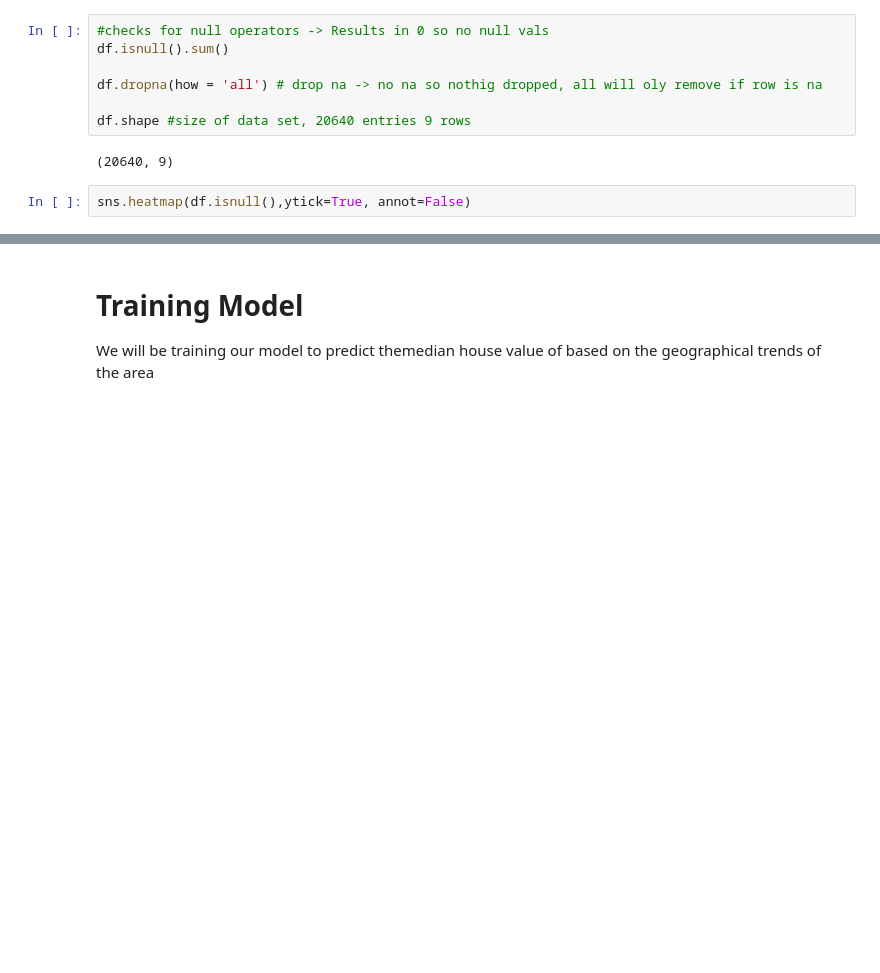
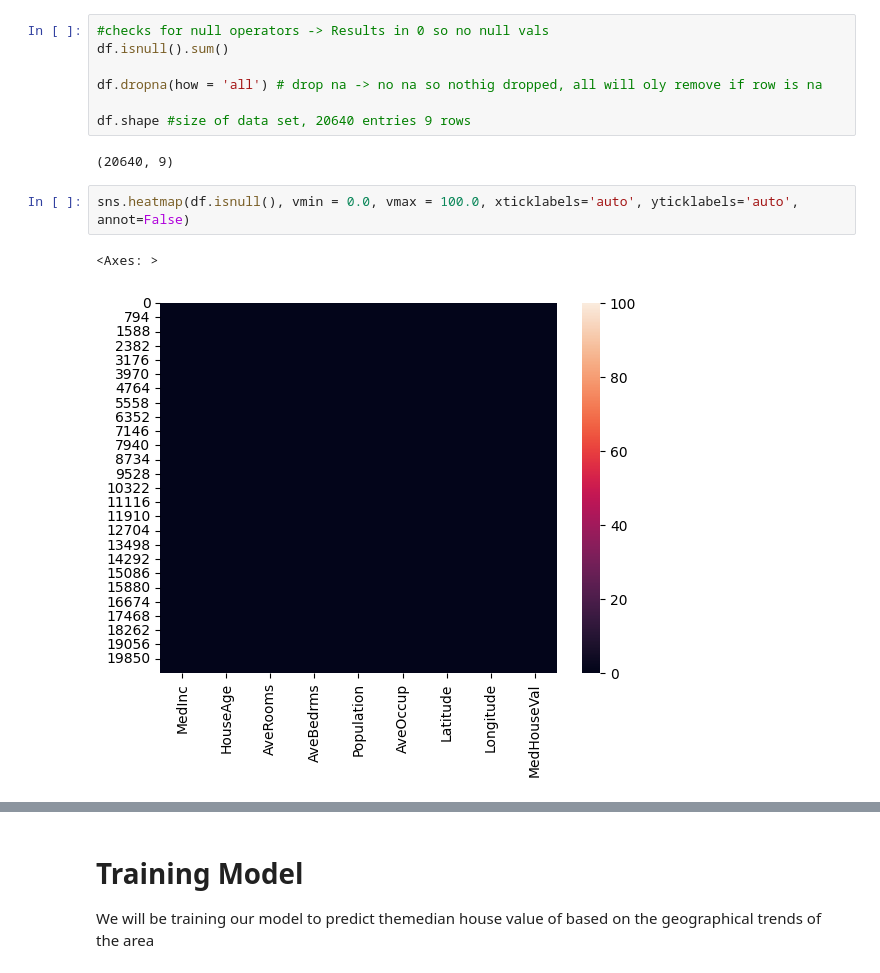
Before and after one commit to sutanto5/DataScience-Exploration, a Jupyter notebook: JS_MLScope_Project_1.ipynb, the cells around one changed output, grey strips where cells are left out. Cells and saved outputs as stored; diff of their text form; blank space fills up the shorter version.

```diff
--- a/JS_MLScope_Project_1.ipynb
+++ b/JS_MLScope_Project_1.ipynb
@@ -69,4 +116,7 @@ df.shape #size of data set, 20640 entries 9 rows
 # %% [output]
 (20640, 9)
 # %%
-sns.heatmap(df.isnull(),ytick=True, annot=False)
+sns.heatmap(df.isnull(), vmin = 0.0, vmax = 100.0, xticklabels='auto', yticklabels='auto', annot=False)
+# %% [output]
+<Axes: >
+[figure, added]
```
Also changed, not shown: parts of 25 cells of this notebook.
